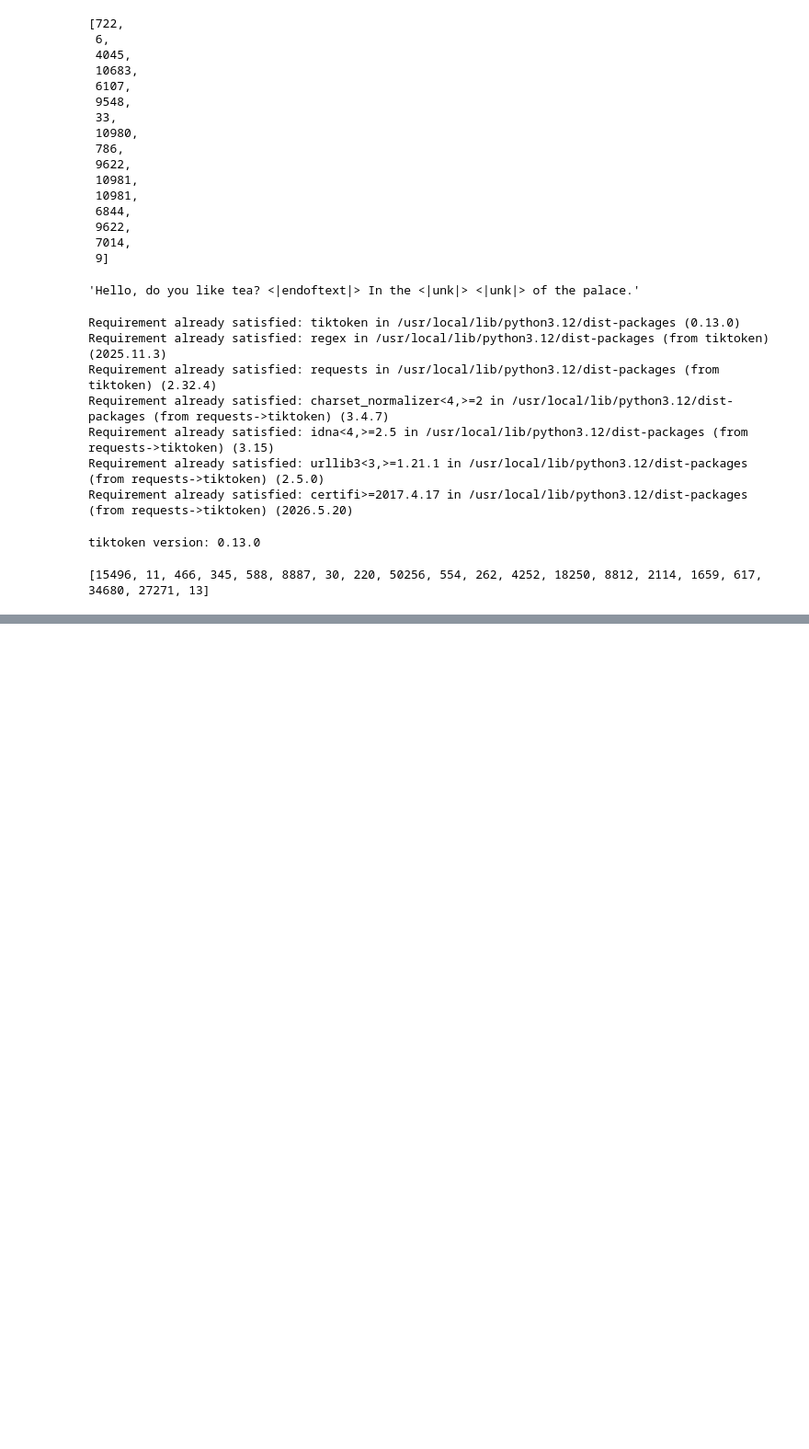
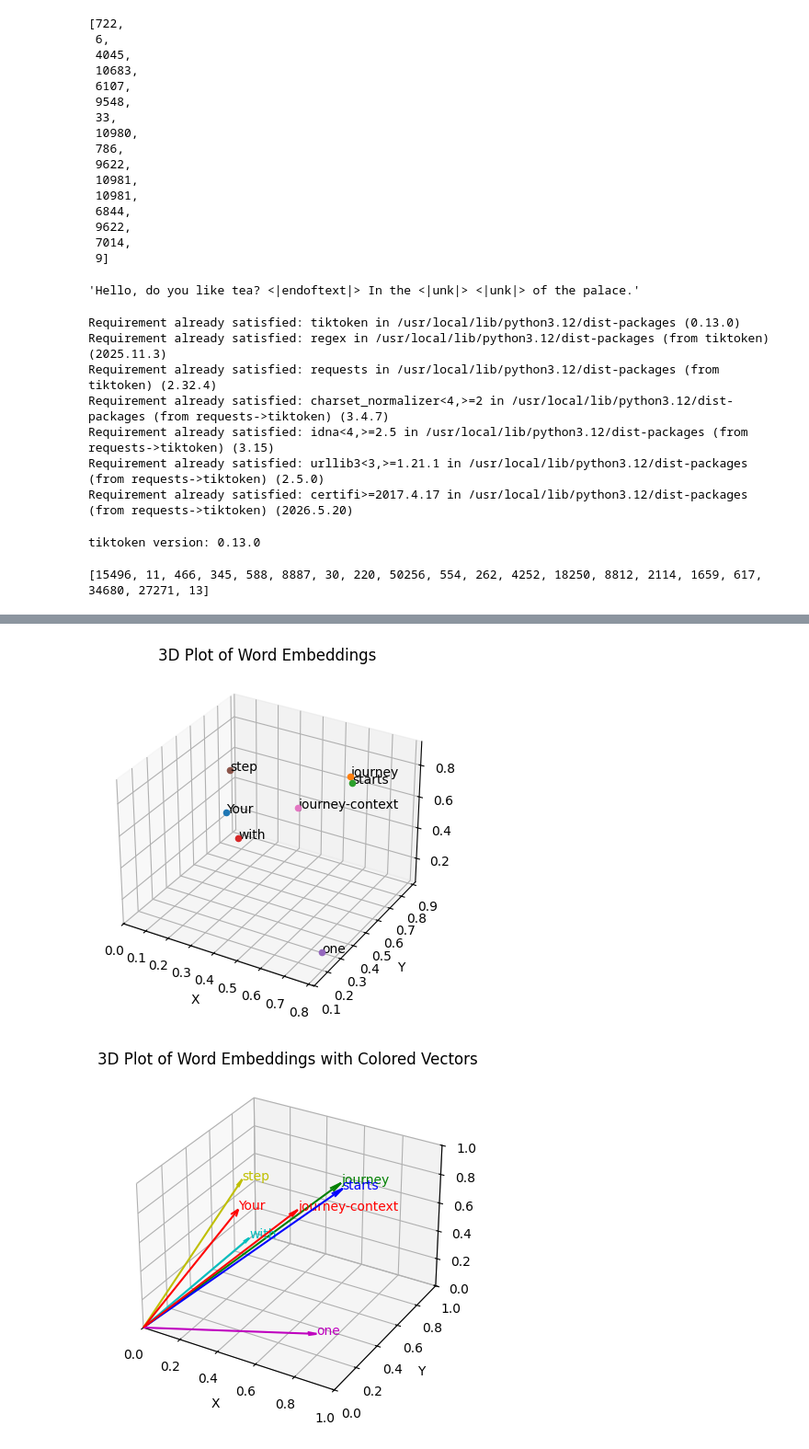
Before and after one commit to demonayush11/storyteller-from-scratch, a Jupyter notebook: Storyteller.ipynb, the cells around one changed output, grey strips where cells are left out. Shown at 92% size. Cells and saved outputs as stored; diff of their text form; code cells hidden in the pictures; blank space fills up the shorter version.

```diff
--- a/Storyteller.ipynb
+++ b/Storyteller.ipynb
@@ -211,0 +261,13 @@ print(integers)
+# %%
+enc_sample = enc_text[50:]
+# %%
+context_size = 4 #length of the input
+#The context_size of 4 means that the model is trained to look at a sequence of 4 words (or tokens)
+#to predict the next word in the sequence.
+#The input x is the first 4 tokens [1, 2, 3, 4], and the target y is the next 4 tokens [2, 3, 4, 5]
+
+x = enc_sample[:context_size]
+y = enc_sample[1:context_size+1]
+
+print(f"x: {x}")
+print(f"y:      {y}")
@@ -211,0 +540,67 @@ print(integers)
+# %%
+import matplotlib.pyplot as plt
+from mpl_toolkits.mplot3d import Axes3D
+
+inputs2 = torch.tensor(
+  [[0.43, 0.15, 0.89], # Your     (x^1)
+   [0.55, 0.87, 0.66], # journey  (x^2)
+   [0.57, 0.85, 0.64], # starts   (x^3)
+   [0.22, 0.58, 0.33], # with     (x^4)
+   [0.77, 0.25, 0.10], # one      (x^5)
+   [0.05, 0.80, 0.55], # step     (x^6)
+   [0.4419, 0.6515, 0.5683]]
+)
+
+# Corresponding words
+words2 = ['Your', 'journey', 'starts', 'with', 'one', 'step', 'journey-context']
+
+# Extract x, y, z coordinates
+x_coords = inputs2[:, 0].numpy()
+y_coords = inputs2[:, 1].numpy()
+z_coords = inputs2[:, 2].numpy()
+
+# Create 3D plot
+fig = plt.figure()
+ax = fig.add_subplot(111, projection='3d')
+
+# Plot each point and annotate with corresponding word
+for x, y, z, word in zip(x_coords, y_coords, z_coords, words2):
+    ax.scatter(x, y, z)
+    ax.text(x, y, z, word, fontsize=10)
+
+# Set labels for axes
+ax.set_xlabel('X')
+ax.set_ylabel('Y')
+ax.set_zlabel('Z')
+
+plt.title('3D Plot of Word Embeddings')
+plt.show()
+
+# Create 3D plot with vectors from origin to each point, using different colors
+fig = plt.figure()
+ax = fig.add_subplot(111, projection='3d')
+
+# Define a list of colors for the vectors
+colors = ['r', 'g', 'b', 'c', 'm', 'y', 'r']
+
+# Plot each vector with a different color and annotate with the corresponding word
+for (x, y, z, word, color) in zip(x_coords, y_coords, z_coords, words2, colors):
+    # Draw vector from origin to the point (x, y, z) with specified color and smaller arrow length ratio
+    ax.quiver(0, 0, 0, x, y, z, color=color, arrow_length_ratio=0.05)
+    ax.text(x, y, z, word, fontsize=10, color=color)
+
+# Set labels for axes
+ax.set_xlabel('X')
+ax.set_ylabel('Y')
+ax.set_zlabel('Z')
+
+# Set plot limits to keep arrows within the plot boundaries
+ax.set_xlim([0, 1])
+ax.set_ylim([0, 1])
+ax.set_zlim([0, 1])
+
+plt.title('3D Plot of Word Embeddings with Colored Vectors')
+plt.show()
+# %% [output]
+[figure, added]
+[figure, added]
```
Also changed, not shown: parts of 101 cells of this notebook.
